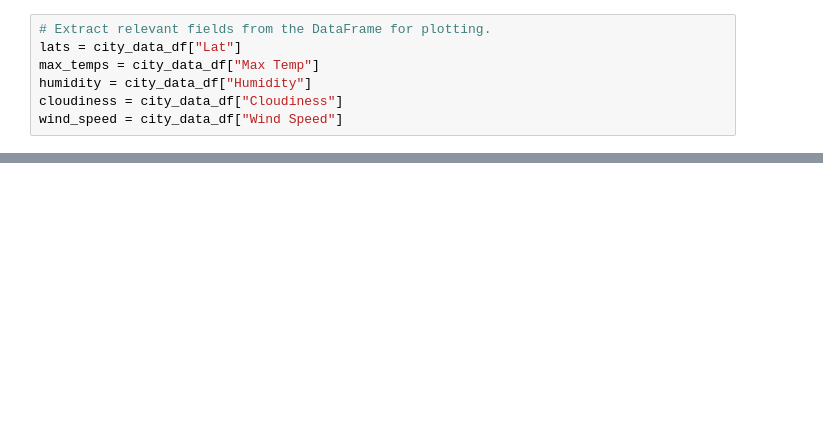
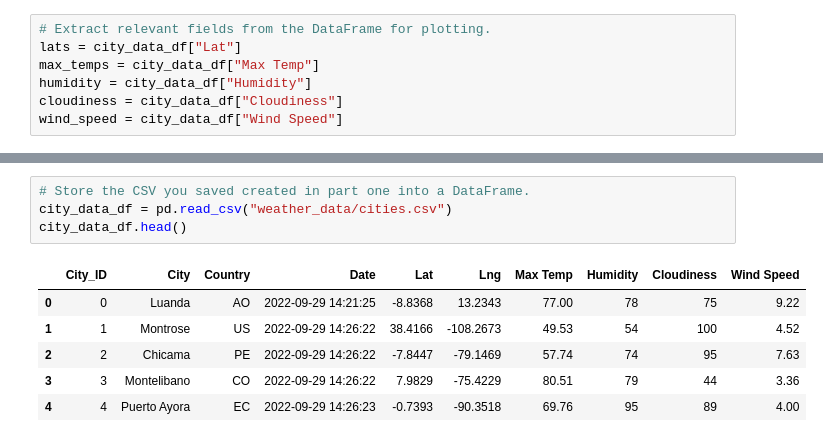
Before and after one commit to nnamdiilokah/World_Weather_Analysis, a Jupyter notebook: WeatherPy.ipynb, the cells around one changed output, grey strips where cells are left out. Drawn from its saved outputs; the diff is of its cells as text; blank space fills up the shorter version.

Commit message:
created weather data csv file and heatmaps

```diff
--- a/WeatherPy.ipynb
+++ b/WeatherPy.ipynb
@@ -242,0 +258,11 @@ plt.show()
+# %%
+# Store the CSV you saved created in part one into a DataFrame.
+city_data_df = pd.read_csv("weather_data/cities.csv")
+city_data_df.head()
+# %% [output]
+|  | City_ID | City | Country | Date | Lat | Lng | Max Temp | Humidity | Cloudiness | Wind Speed |
+| 0 | 0 | Luanda | AO | 2022-09-29 14:21:25 | -8.8368 | 13.2343 | 77.00 | 78 | 75 | 9.22 |
+| 1 | 1 | Montrose | US | 2022-09-29 14:26:22 | 38.4166 | -108.2673 | 49.53 | 54 | 100 | 4.52 |
+| 2 | 2 | Chicama | PE | 2022-09-29 14:26:22 | -7.8447 | -79.1469 | 57.74 | 74 | 95 | 7.63 |
+| 3 | 3 | Montelibano | CO | 2022-09-29 14:26:22 | 7.9829 | -75.4229 | 80.51 | 79 | 44 | 3.36 |
+| 4 | 4 | Puerto Ayora | EC | 2022-09-29 14:26:23 | -0.7393 | -90.3518 | 69.76 | 95 | 89 | 4.00 |
```
Also changed, not shown: parts of 15 cells of this notebook, 5 other files.
